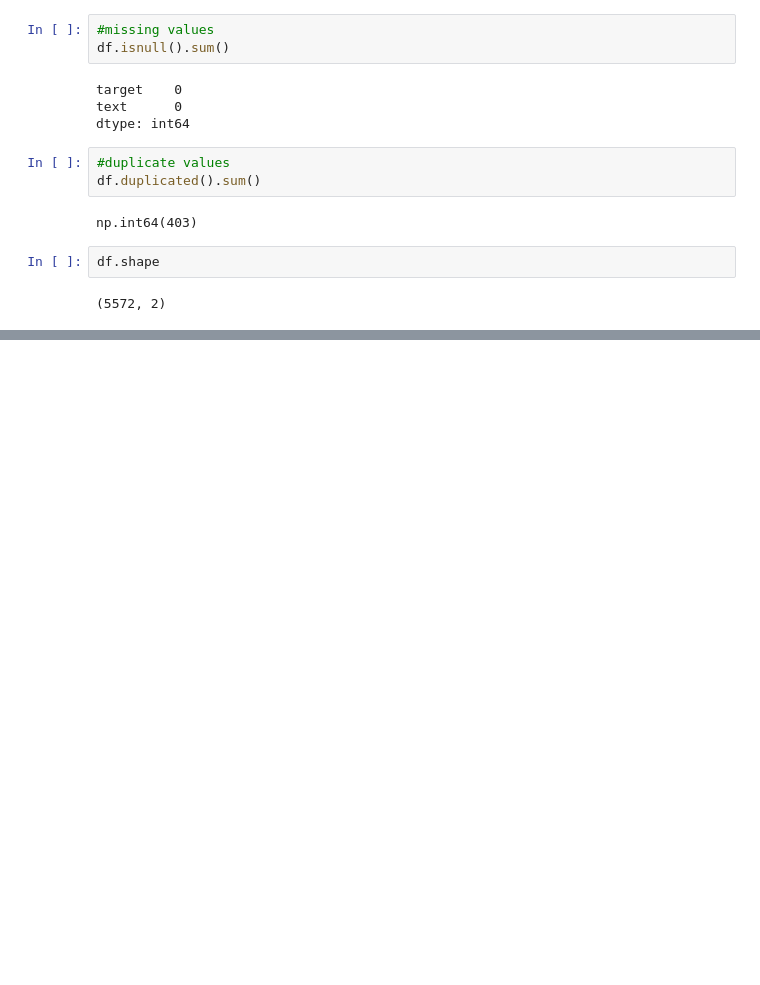
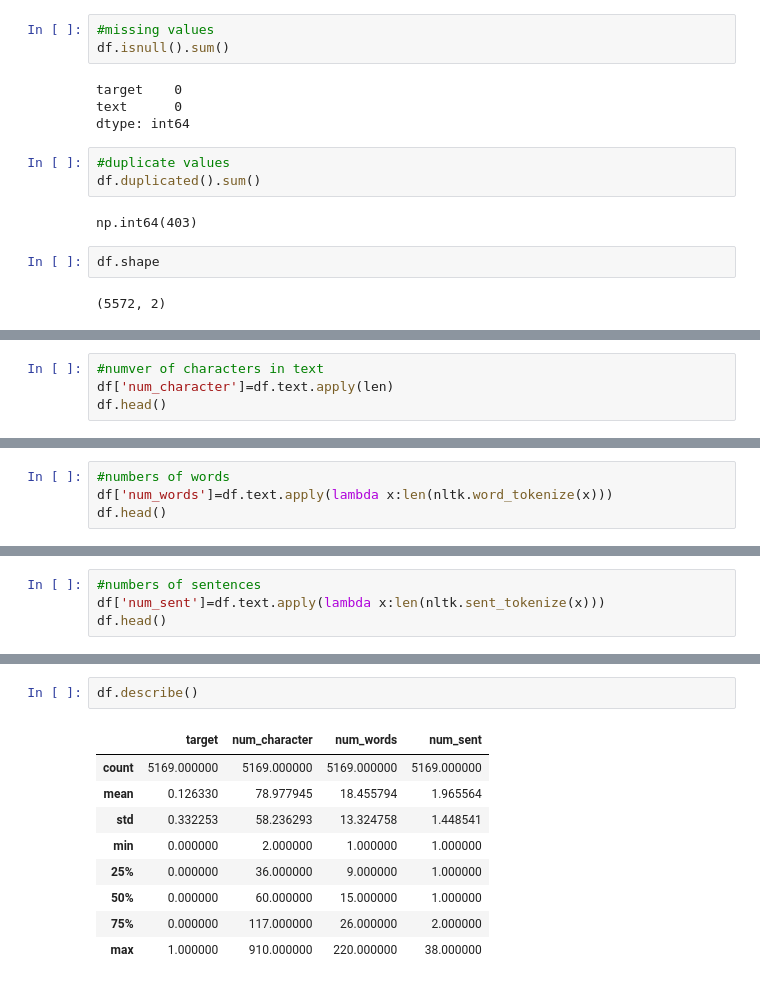
Before and after one commit to Rojin-Dhami/SMS_spam_classifier, a Jupyter notebook: spam_detection.ipynb, the cells around one changed output, grey strips where cells are left out. Saved outputs shown, nothing was run; the diff lists cells and outputs as text; blank space fills up the shorter version.

```diff
--- a/spam_detection.ipynb
+++ b/spam_detection.ipynb
@@ -101,0 +127,4 @@ df.shape
+# %%
+#numver of characters in text
+df['num_character']=df.text.apply(len)
+df.head()
@@ -101,0 +138,4 @@ df.shape
+# %%
+#numbers of words
+df['num_words']=df.text.apply(lambda x:len(nltk.word_tokenize(x)))
+df.head()
@@ -101,0 +149,4 @@ df.shape
+# %%
+#numbers of sentences
+df['num_sent']=df.text.apply(lambda x:len(nltk.sent_tokenize(x)))
+df.head()
@@ -101,0 +160,12 @@ df.shape
+# %%
+df.describe()
+# %% [output]
+|  | target | num_character | num_words | num_sent |
+| count | 5169.000000 | 5169.000000 | 5169.000000 | 5169.000000 |
+| mean | 0.126330 | 78.977945 | 18.455794 | 1.965564 |
+| std | 0.332253 | 58.236293 | 13.324758 | 1.448541 |
+| min | 0.000000 | 2.000000 | 1.000000 | 1.000000 |
+| 25% | 0.000000 | 36.000000 | 9.000000 | 1.000000 |
+| 50% | 0.000000 | 60.000000 | 15.000000 | 1.000000 |
+| 75% | 0.000000 | 117.000000 | 26.000000 | 2.000000 |
+| max | 1.000000 | 910.000000 | 220.000000 | 38.000000 |
```
Also changed, not shown: parts of 12 cells of this notebook.
